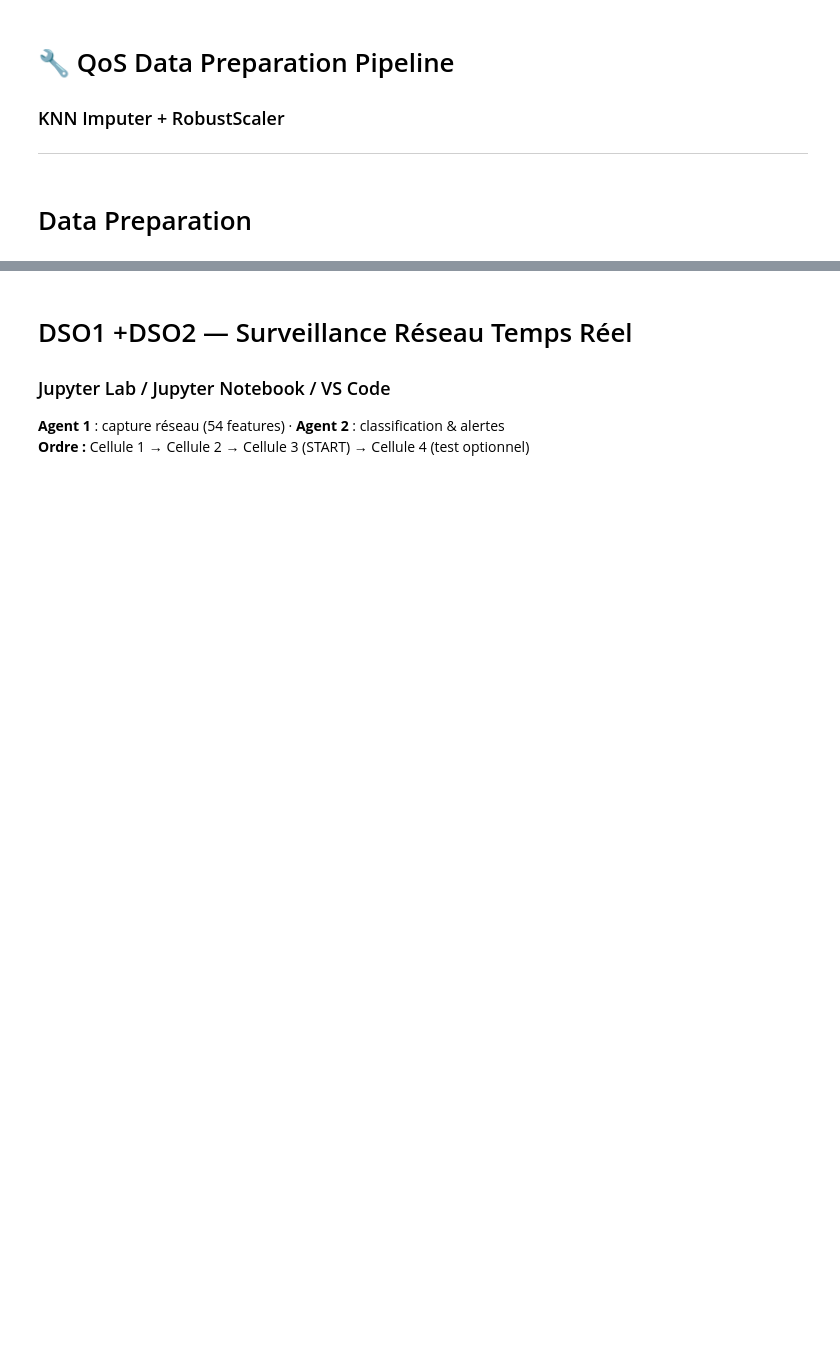
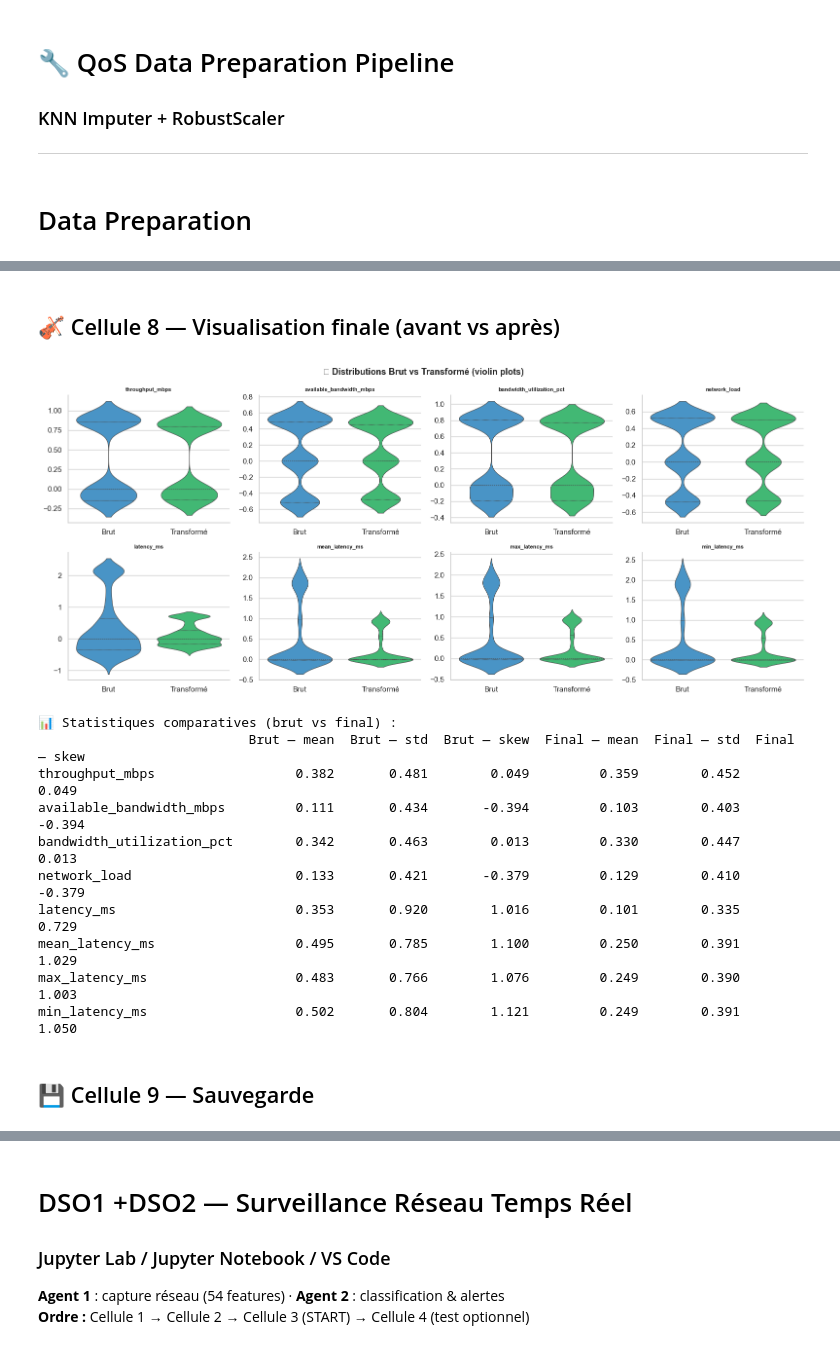
Before and after one commit to foued-firas/-Esprit-PIDEV-4DS10-2026-QossBuddy, a Jupyter notebook: QosBuddy.ipynb, the cells around one changed output, grey strips where cells are left out. Drawn from its saved outputs; the diff is of its cells as text; code cells hidden in the pictures; blank space fills up the shorter version.

```diff
--- a/QosBuddy.ipynb
+++ b/QosBuddy.ipynb
@@ -6,0 +421,57 @@
+# %% [markdown]
+## 🎻 Cellule 8 — Visualisation finale (avant vs après)
+# %%
+if not globals().get("_df_loaded") or df.empty:
+    print("⏭️  Boxplot final ignoré")
+else:
+    # ── Boxplots APRÈS traitement ─────────────────────────────
+    key_feats = [c for c in cont_features if c in X_scaled.columns][:8]
+    fig, axes = plt.subplots(2, 4, figsize=(16, 7))
+    axes = axes.flatten()
+    palette = sns.color_palette("Set2", len(key_feats))
+
+    for i, col in enumerate(key_feats):
+        before = X_imputed[col].dropna()
+        after  = X_scaled[col].dropna()
+        # Violin + strip avant/après côte à côte
+        data = pd.DataFrame({
+            "Valeur": list(before) + list(after),
+            "Étape":  ["Brut"]*len(before) + ["Transformé"]*len(after)
+        })
+        sns.violinplot(data=data, x="Étape", y="Valeur",
+                       palette=["#3498db","#2ecc71"], inner="quartile",
+                       ax=axes[i], linewidth=0.8)
+        axes[i].set_title(col, fontsize=8, fontweight="bold")
+        axes[i].set_xlabel(""); axes[i].set_ylabel("")
+        axes[i].spines[["top","right"]].set_visible(False)
+    for j in range(len(key_feats), len(axes)):
+        axes[j].set_visible(False)
+    plt.suptitle("🎻 Distributions Brut vs Transformé (violin plots)",
+                 fontsize=13, fontweight="bold")
+    plt.tight_layout(); plt.show()
+
+    # ── Statistiques comparatives ─────────────────────────────
+    stats_df = pd.DataFrame({
+        "Brut — mean":      X_imputed[key_feats].mean().round(3),
+        "Brut — std":       X_imputed[key_feats].std().round(3),
+        "Brut — skew":      X_imputed[key_feats].skew().round(3),
+        "Final — mean":     X_scaled[key_feats].mean().round(3),
+        "Final — std":      X_scaled[key_feats].std().round(3),
+        "Final — skew":     X_scaled[key_feats].skew().round(3),
+    })
+    print("\n📊 Statistiques comparatives (brut vs final) :")
+    print(stats_df.to_string())
+# %% [output]
+[figure, added]
+📊 Statistiques comparatives (brut vs final) :
+                           Brut — mean  Brut — std  Brut — skew  Final — mean  Final — std  Final — skew
+throughput_mbps                  0.382       0.481        0.049         0.359        0.452         0.049
+available_bandwidth_mbps         0.111       0.434       -0.394         0.103        0.403        -0.394
+bandwidth_utilization_pct        0.342       0.463        0.013         0.330        0.447         0.013
+network_load                     0.133       0.421       -0.379         0.129        0.410        -0.379
+latency_ms                       0.353       0.920        1.016         0.101        0.335         0.729
+mean_latency_ms                  0.495       0.785        1.100         0.250        0.391         1.029
+max_latency_ms                   0.483       0.766        1.076         0.249        0.390         1.003
+min_latency_ms                   0.502       0.804        1.121         0.249        0.391         1.050
+# %% [markdown]
+## 💾 Cellule 9 — Sauvegarde
```
Also changed, not shown: parts of 131 cells of this notebook.
